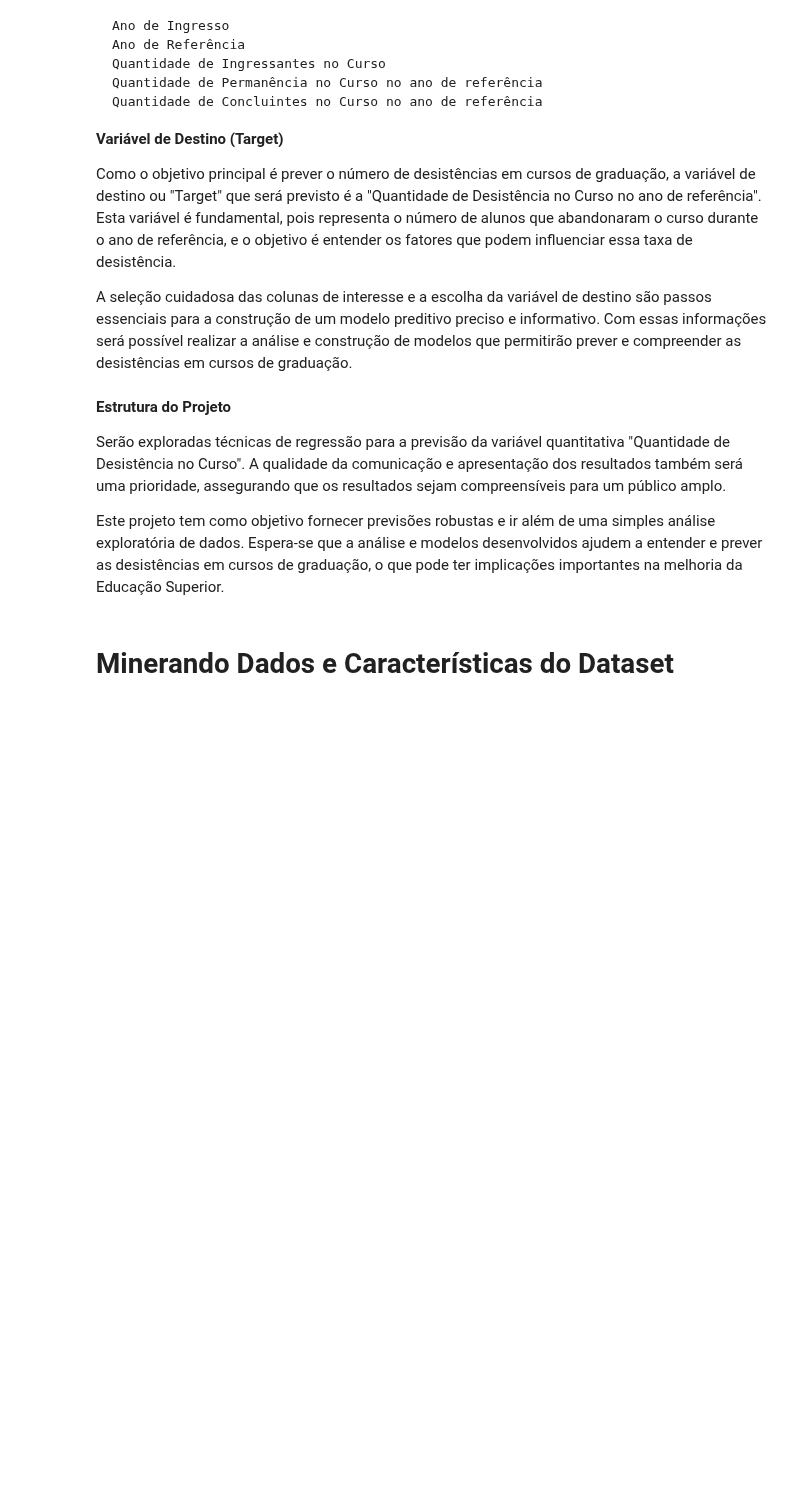
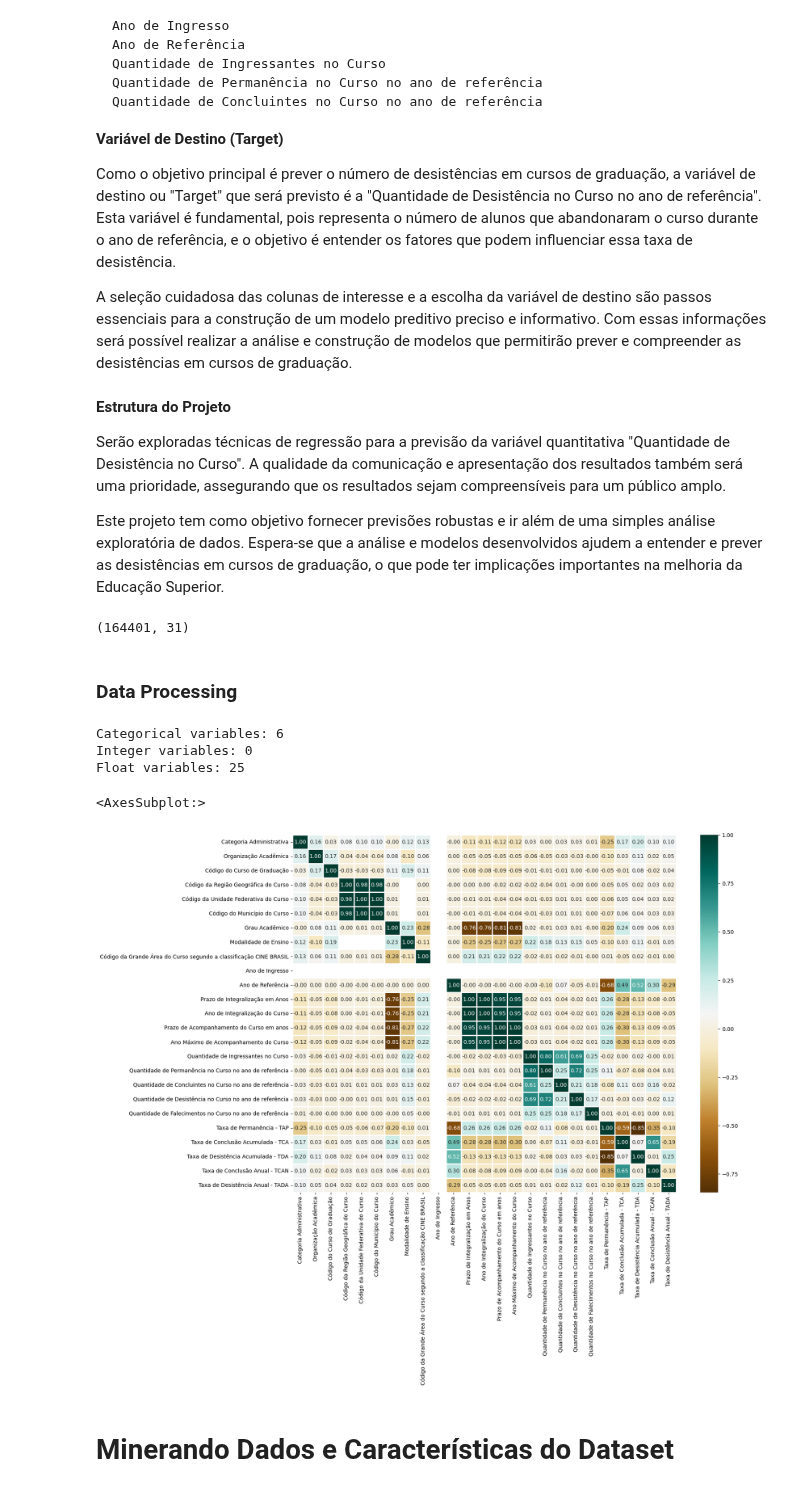
Before and after one commit to carneirogabrielly/Projeto-Microdados, a Jupyter notebook: Rafaela.ipynb, the cells around one changed output. Drawn from its saved outputs; the diff is of its cells as text; code cells hidden in the pictures; blank space fills up the shorter version.

```diff
--- a/Rafaela.ipynb
+++ b/Rafaela.ipynb
@@ -31,8 +32,8 @@ https://www.gov.br/inep/pt-br/acesso-a-informacao/dados-abertos/indicadores-educ
 
 Uma amostra dessa base de dados pode ser vista na seção abaixo:
 # %%
-dados = pd.read_excel('indicadores_trajetoria_educacao_superior_2018_2022.xlsx')
-dados.head(3)
+dataset = pd.read_excel('indicadores_trajetoria_educacao_superior_2018_2022.xlsx')
+dataset.head(3)
 # %% [output]
 |  | Código da Instituição | Nome da Instituição | Categoria Administrativa | Organização Acadêmica | ... |
 | 0 | 1 | UNIVERSIDADE FEDERAL DE MATO GROSSO | 1.0 | 1.0 | ... |
@@ -126,6 +127,38 @@ A seleção cuidadosa das colunas de interesse e a escolha da variável de desti
 Serão exploradas técnicas de regressão para a previsão da variável quantitativa "Quantidade de Desistência no Curso". A qualidade da comunicação e apresentação dos resultados também será uma prioridade, assegurando que os resultados sejam compreensíveis para um público amplo.
 
 Este projeto tem como objetivo fornecer previsões robustas e ir além de uma simples análise exploratória de dados. Espera-se que a análise e modelos desenvolvidos ajudem a entender e prever as desistências em cursos de graduação, o que pode ter implicações importantes na melhoria da Educação Superior.
+# %%
+dataset.shape
+# %% [output]
+(164401, 31)
+# %% [markdown]
+### Data Processing
+# %%
+obj = (dataset.dtypes == 'object')
+object_cols = list(obj[obj].index)
+print("Categorical variables:",len(object_cols))
+
+int_ = (dataset.dtypes == 'int')
+num_cols = list(int_[int_].index)
+print("Integer variables:",len(num_cols))
+
+fl = (dataset.dtypes == 'float')
+fl_cols = list(fl[fl].index)
+print("Float variables:",len(fl_cols))
+# %% [output]
+Categorical variables: 6
+Integer variables: 0
+Float variables: 25
+# %%
+plt.figure(figsize=(16, 12))
+sns.heatmap(dataset.corr(),
+			cmap = 'BrBG',
+			fmt = '.2f',
+			linewidths = 2,
+			annot = True)
+# %% [output]
+<AxesSubplot:>
+[figure, added]
 # %% [markdown]
 # Minerando Dados e Características do Dataset
 # %% [markdown]
```
Also changed, not shown: parts of 1 cell of this notebook.
